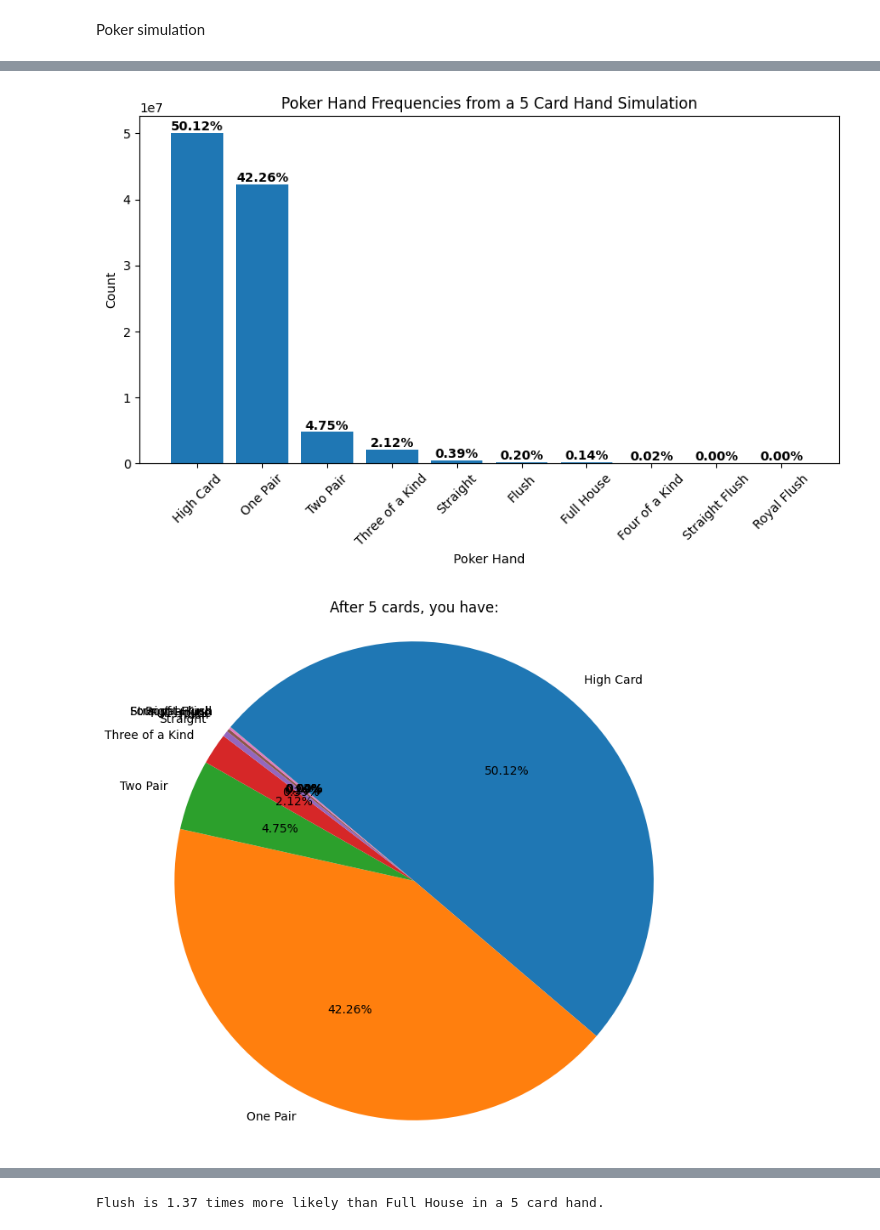
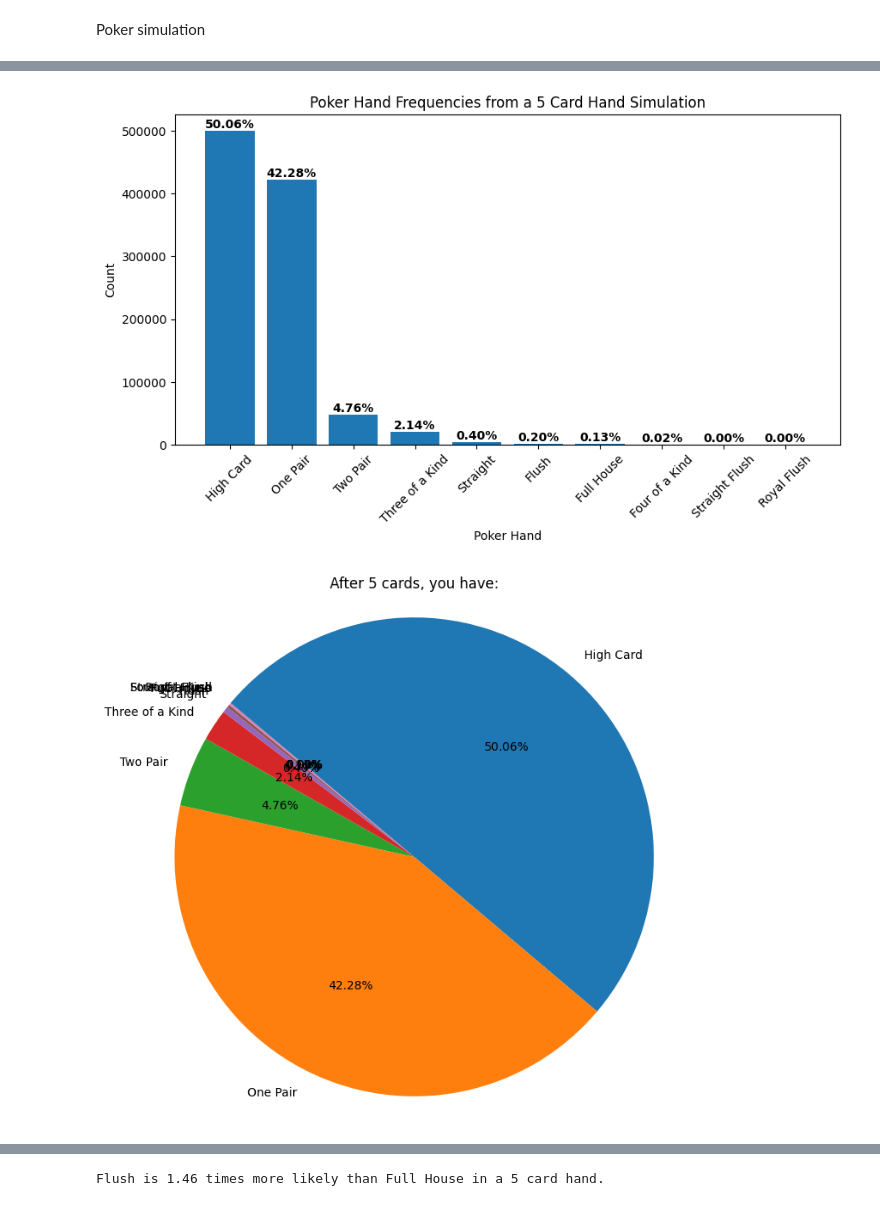
Before and after one commit to dannovikov/poker, a Jupyter notebook: poker.ipynb, the cells around one changed output, grey strips where cells are left out. Saved outputs shown, nothing was run; the diff lists cells and outputs as text; code cells hidden in the pictures.

```diff
--- a/poker.ipynb
+++ b/poker.ipynb
@@ -151,13 +151,11 @@ def get_possible_hands(hand: Hand, river: Hand) -> list[list[Card]]:
 def make_best_hand(hand: Hand, river: Hand) -> Hand:
     possible_hands = get_possible_hands(hand, river)
     best_value = -1
-    best_kickers: list[int] = []
     best_five: Optional[list[Card]] = None
     for cards in possible_hands:
-        value, kickers = evaluate_five(cards)
-        if value > best_value or (value == best_value and kickers > best_kickers):
+        value, _ = evaluate_five(cards)
+        if value > best_value:
             best_value = value
-            best_kickers = kickers
             best_five = cards
     hand.set_value(best_value, np.array(best_five, dtype=object))
     return hand
@@ -282,7 +279,7 @@ run_tests()
 # sim7_stats = simulation7(100000)
 sim7_stats = None
 from joblib import Parallel, delayed
-num_trials = 100000
+num_trials = 1000000
 num_workers = 10
 sim7_stats = Parallel(n_jobs=num_workers)(delayed(simulation7)(num_trials // num_workers) for _ in range(num_workers))
 sim7_stats = np.sum(sim7_stats, axis=0)
@@ -338,7 +335,7 @@ def run_simulation5(num_trials: int = 100000) -> np.ndarray:
     return simulation5(num_trials)
 
 from joblib import Parallel, delayed
-num_trials = 100000000
+num_trials = 1000000
 num_workers = 10
 sim5_stats = Parallel(n_jobs=num_workers)(delayed(run_simulation5)(num_trials // num_workers) for _ in range(num_workers))
 sim5_stats = np.sum(sim5_stats, axis=0)
@@ -352,33 +349,33 @@ sim5_stats = np.sum(sim5_stats, axis=0)
 
 
 plt.figure(figsize=(10,5))
 bars = plt.bar(POKER_HANDS, sim5_stats)
 plt.ylabel('Count')
 plt.xlabel('Poker Hand')
 plt.title('Poker Hand Frequencies from a 5 Card Hand Simulation')
 plt.xticks(rotation=45)
 
 # Add percentages on top of bars
 percentages = 100 * sim5_stats / sim5_stats.sum()
 for bar, pct in zip(bars, percentages):
     plt.text(bar.get_x() + bar.get_width()/2, bar.get_height(), f'{pct:.2f}%',
              ha='center', va='bottom', fontsize=10, fontweight='bold')
 plt.show()
 
 # Pie chart of frequencies
 plt.figure(figsize=(8,8))
 plt.pie(sim5_stats, labels=POKER_HANDS, autopct='%1.2f%%', startangle=140, counterclock=False)
 plt.title('After 5 cards, you have:')
 plt.axis('equal')
 plt.show()
 
 import pandas as pd
 df = pd.DataFrame({'Hand': POKER_HANDS, 'Count': sim5_stats})
 df['Frequency (%)'] = percentages
 df.sort_values('Count', ascending=False, inplace=True)
 df.reset_index(drop=True, inplace=True)
 df
 # %% [output]
-[figure, old version]
+[figure, new version]
 [figure]
 |  | Hand | Count | Frequency (%) |
@@ -399,7 +396,7 @@ full_house_count = sim5_stats[POKER_HANDS.index("Full House")]
 flush_to_full_house_ratio = flush_count / full_house_count if full_house_count > 0 else float('inf')
 print(f"Flush is {flush_to_full_house_ratio:.2f} times more likely than Full House in a 5 card hand.")
 # %% [output]
-Flush is 1.37 times more likely than Full House in a 5 card hand.
+Flush is 1.46 times more likely than Full House in a 5 card hand.
 # %%
 Hand(2)
 # %% [output]
```
Also changed, not shown: parts of 4 cells of this notebook, 2 other files.
